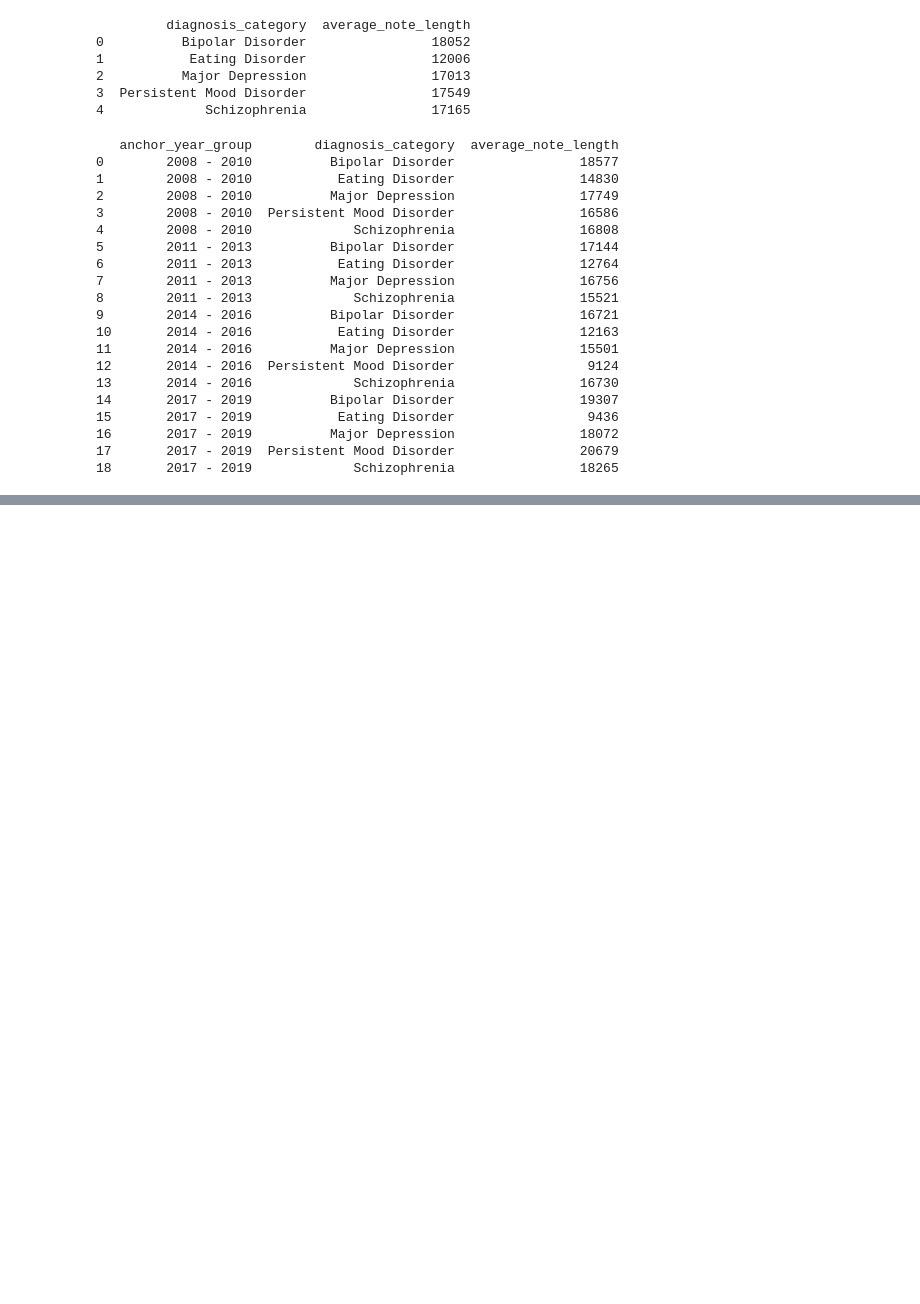
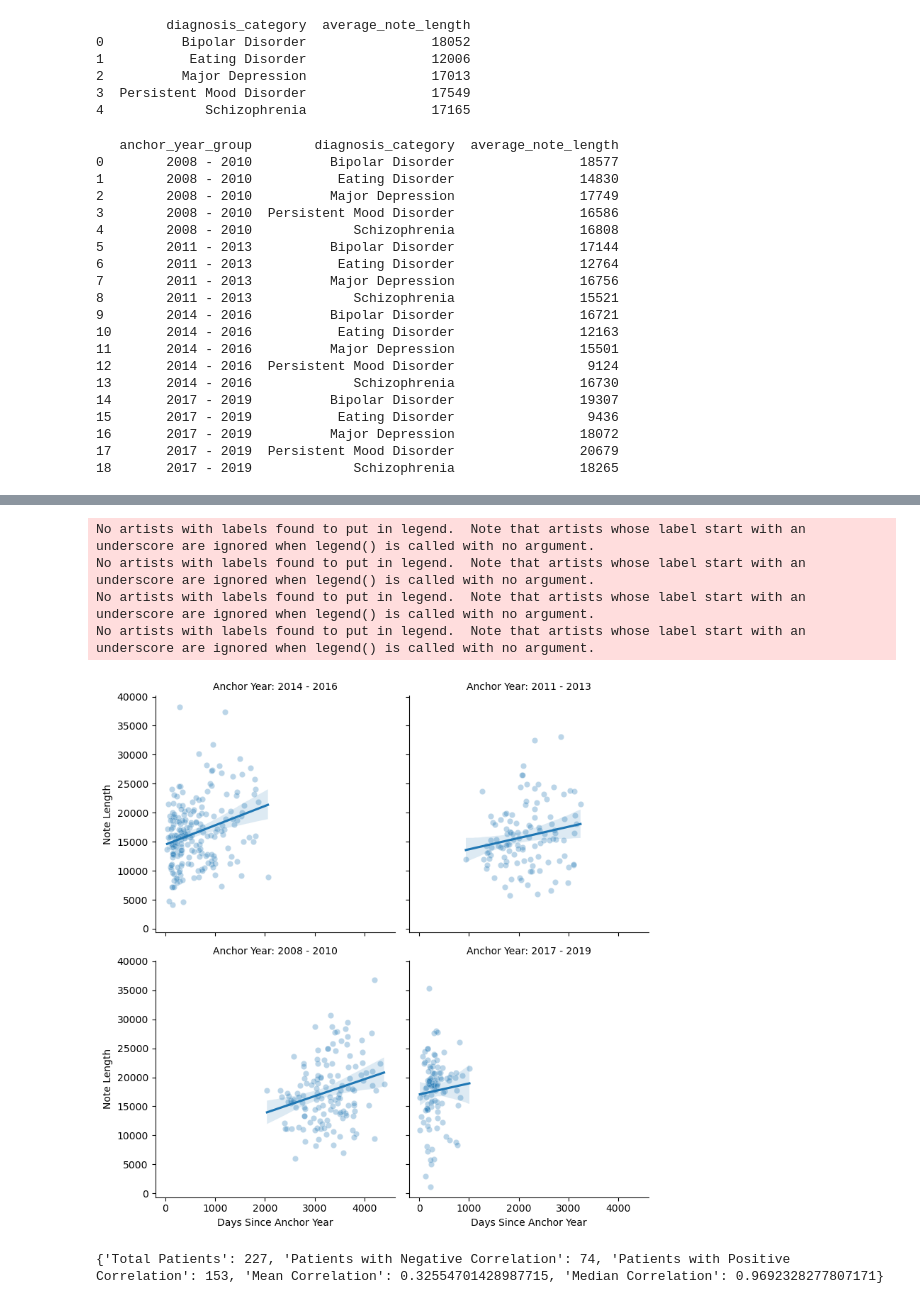
Before and after one commit to Fuchen-Li/OpenNotes, a Jupyter notebook: code/MIMIC-IV data analysis.ipynb, the cells around one changed output, grey strips where cells are left out. Saved outputs shown, nothing was run; the diff lists cells and outputs as text; code cells hidden in the pictures; blank space fills up the shorter version.

```diff
--- a/code/MIMIC-IV data analysis.ipynb
+++ b/code/MIMIC-IV data analysis.ipynb
@@ -392,0 +485,69 @@ print(note_length_summary)
+# %%
+import matplotlib.pyplot as plt
+import seaborn as sns
+import numpy as np
+import scipy.stats as stats
+
+# Function to compute linear regression and add annotations
+def plot_with_regression(data, color, **kwargs):
+    # Ensure no NaN values
+    data = data.dropna(subset=["days_since_anchor", "note_length"])
+
+    # Compute linear regression
+    slope, intercept, r_value, _, _ = stats.linregress(data["days_since_anchor"], data["note_length"])
+    r_squared = r_value ** 2  # Compute R²
+
+    # Plot scatter points
+    sns.scatterplot(data=data, x="days_since_anchor", y="note_length", alpha=0.3, **kwargs)
+
+    # Plot best-fit line
+    sns.regplot(data=data, x="days_since_anchor", y="note_length", scatter=False, color=color, line_kws={"label": f"y={slope:.2f}x + {intercept:.2f}\nR²={r_squared:.3f}"})
+
+    # Add legend with regression details
+    plt.legend()
+
+# Create FacetGrid for multiple plots
+g = sns.FacetGrid(df_multiple_notes, col="anchor_year_group", col_wrap=2, height=4, sharex=True, sharey=True)
+
+# Map the custom function to each subplot
+g.map_dataframe(plot_with_regression)
+
+# Set labels and titles
+g.set_axis_labels("Days Since Anchor Year", "Note Length")
+g.set_titles(col_template="Anchor Year: {col_name}")
+
+# Adjust layout
+plt.tight_layout()
+plt.show()
+# %% [output]
+No artists with labels found to put in legend.  Note that artists whose label start with an underscore are ignored when legend() is called with no argument.
+No artists with labels found to put in legend.  Note that artists whose label start with an underscore are ignored when legend() is called with no argument.
+No artists with labels found to put in legend.  Note that artists whose label start with an underscore are ignored when legend() is called with no argument.
+No artists with labels found to put in legend.  Note that artists whose label start with an underscore are ignored when legend() is called with no argument.
+[figure, added]
+# %%
+from scipy.stats import pearsonr
+
+# Function to compute correlation per patient
+def compute_correlation(patient_df):
+    if len(patient_df) < 2:  # Need at least 2 points for correlation
+        return np.nan
+    corr, _ = pearsonr(patient_df["days_since_anchor"], patient_df["note_length"])
+    return corr
+
+# Compute correlation per patient
+correlation_per_patient = df_multiple_notes.groupby("subject_id").apply(compute_correlation).dropna()
+
+# Summarize results
+summary = {
+    "Total Patients": len(correlation_per_patient),
+    "Patients with Negative Correlation": (correlation_per_patient < 0).sum(),
+    "Patients with Positive Correlation": (correlation_per_patient > 0).sum(),
+    "Mean Correlation": correlation_per_patient.mean(),
+    "Median Correlation": correlation_per_patient.median()
+}
+
+# Display summary
+print(summary)
+# %% [output]
+{'Total Patients': 227, 'Patients with Negative Correlation': 74, 'Patients with Positive Correlation': 153, 'Mean Correlation': 0.32554701428987715, 'Median Correlation': 0.9692328277807171}
```
Also changed, not shown: parts of 5 cells of this notebook, 2 other files.
